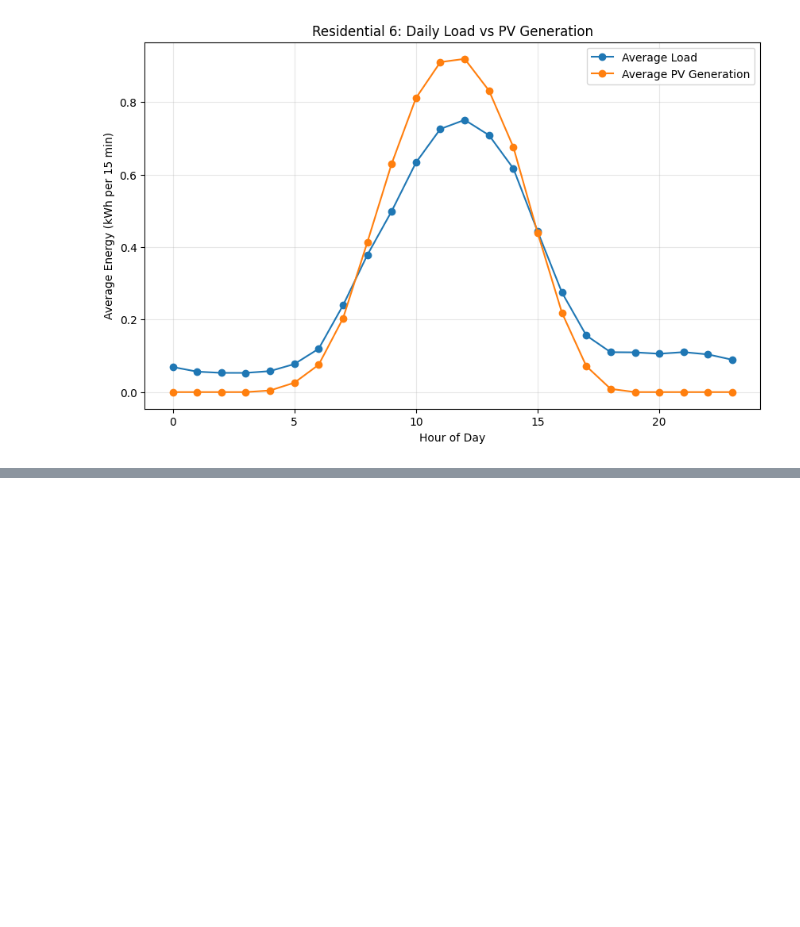
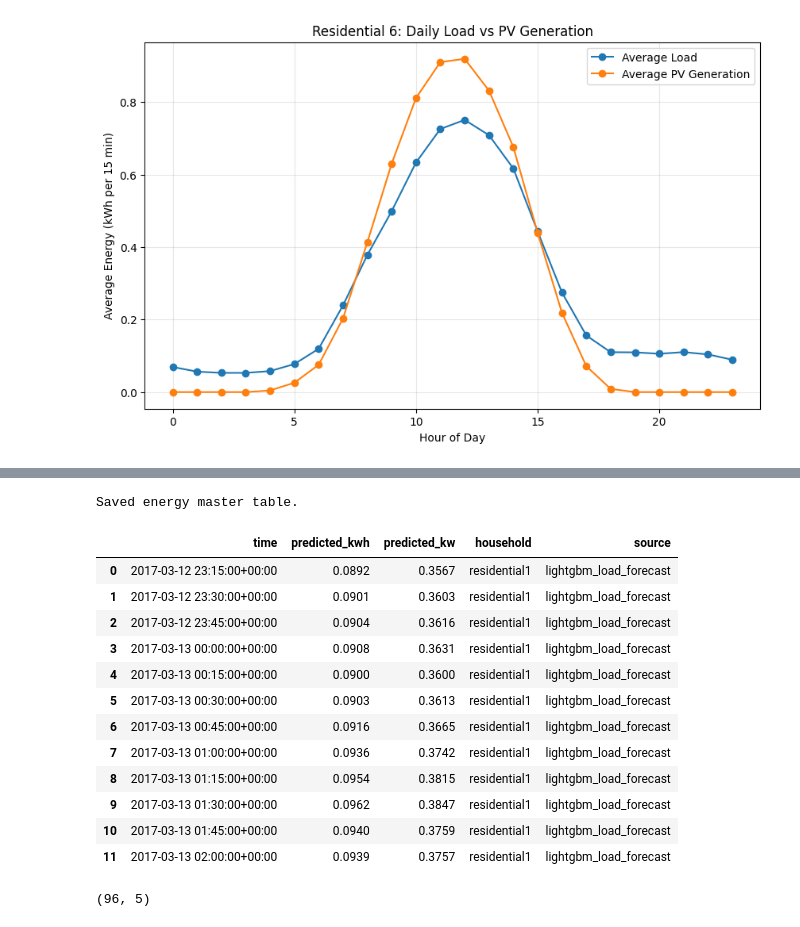
Before and after one commit to joschamz/hems-automation, a Jupyter notebook: models/Household Load-Mehdi-Refined Model.ipynb, the cells around one changed output, grey strips where cells are left out. Saved outputs shown, nothing was run; the diff lists cells and outputs as text; code cells hidden in the pictures; blank space fills up the shorter version.

Commit message:
updated the notebook with the final table-household load

```diff
--- a/models/Household Load-Mehdi-Refined Model.ipynb
+++ b/models/Household Load-Mehdi-Refined Model.ipynb
@@ -1315,7 +1332,17 @@ plt.show()
 # Step 8a — Washing machine usage pattern
 # =========================================================
 
-plt.figure(figsize=(10,6))
+import pandas as pd
+import matplotlib.pyplot as plt
+
+# make sure timestamp column exists and is datetime
+timestamp_col = "cet_cest_timestamp" if "cet_cest_timestamp" in df.columns else "utc_timestamp"
+df[timestamp_col] = pd.to_datetime(df[timestamp_col], utc=True, errors="coerce")
+
+# recreate hour safely
+df["hour"] = df[timestamp_col].dt.hour
+
+plt.figure(figsize=(10, 6))
 
 washing_cols = [
     c for c in df.columns
@@ -1323,16 +1350,19 @@ washing_cols = [
 ]
 
 for col in washing_cols:
+    usage = pd.to_numeric(df[col], errors="coerce").diff().clip(lower=0)
 
-    usage = df[col].diff().clip(lower=0)
-
-    hourly = pd.DataFrame({
-        "usage": usage,
-        "hour": df["hour"]
-    }).dropna().groupby("hour")["usage"].mean()
+    hourly = (
+        pd.DataFrame({
+            "usage": usage,
+            "hour": df["hour"]
+        })
+        .dropna()
+        .groupby("hour")["usage"]
+        .mean()
+    )
 
     house = col.split("_")[2]
-
     plt.plot(hourly.index, hourly.values, label=house)
 
 plt.title("Washing Machine Usage Pattern")
@@ -1340,7 +1370,6 @@ plt.xlabel("Hour of Day")
 plt.ylabel("Average Consumption (per 15 min)")
 plt.legend()
 plt.grid(alpha=0.3)
-
 plt.show()
 # %% [output]
 [figure]
@@ -1643,0 +1817,6 @@ for h in pv_houses:
+# %%
+energy_master_df.to_csv("../models/energy_master_table_residential_15min.csv", index=False)
+
+print("Saved energy master table.")
+# %% [output]
+Saved energy master table.
@@ -1643,0 +1896,24 @@ for h in pv_houses:
+# %%
+load_forecast_table = build_next_24h_load_table(
+    model=final_model,
+    df_house=house_data[1].copy().rename(columns={"residential1_load": "load"}),
+    household_name="residential1"
+)
+
+display(load_forecast_table.head(12))
+print(load_forecast_table.shape)
+# %% [output]
+|  | time | predicted_kwh | predicted_kw | household | source |
+| 0 | 2017-03-12 23:15:00+00:00 | 0.0892 | 0.3567 | residential1 | lightgbm_load_forecast |
+| 1 | 2017-03-12 23:30:00+00:00 | 0.0901 | 0.3603 | residential1 | lightgbm_load_forecast |
+| 2 | 2017-03-12 23:45:00+00:00 | 0.0904 | 0.3616 | residential1 | lightgbm_load_forecast |
+| 3 | 2017-03-13 00:00:00+00:00 | 0.0908 | 0.3631 | residential1 | lightgbm_load_forecast |
+| 4 | 2017-03-13 00:15:00+00:00 | 0.0900 | 0.3600 | residential1 | lightgbm_load_forecast |
+| 5 | 2017-03-13 00:30:00+00:00 | 0.0903 | 0.3613 | residential1 | lightgbm_load_forecast |
+| 6 | 2017-03-13 00:45:00+00:00 | 0.0916 | 0.3665 | residential1 | lightgbm_load_forecast |
+| 7 | 2017-03-13 01:00:00+00:00 | 0.0936 | 0.3742 | residential1 | lightgbm_load_forecast |
+| 8 | 2017-03-13 01:15:00+00:00 | 0.0954 | 0.3815 | residential1 | lightgbm_load_forecast |
+| 9 | 2017-03-13 01:30:00+00:00 | 0.0962 | 0.3847 | residential1 | lightgbm_load_forecast |
+| 10 | 2017-03-13 01:45:00+00:00 | 0.0940 | 0.3759 | residential1 | lightgbm_load_forecast |
+| 11 | 2017-03-13 02:00:00+00:00 | 0.0939 | 0.3757 | residential1 | lightgbm_load_forecast |
+(96, 5)
```
Also changed, not shown: parts of 8 cells of this notebook, 3 other files.
